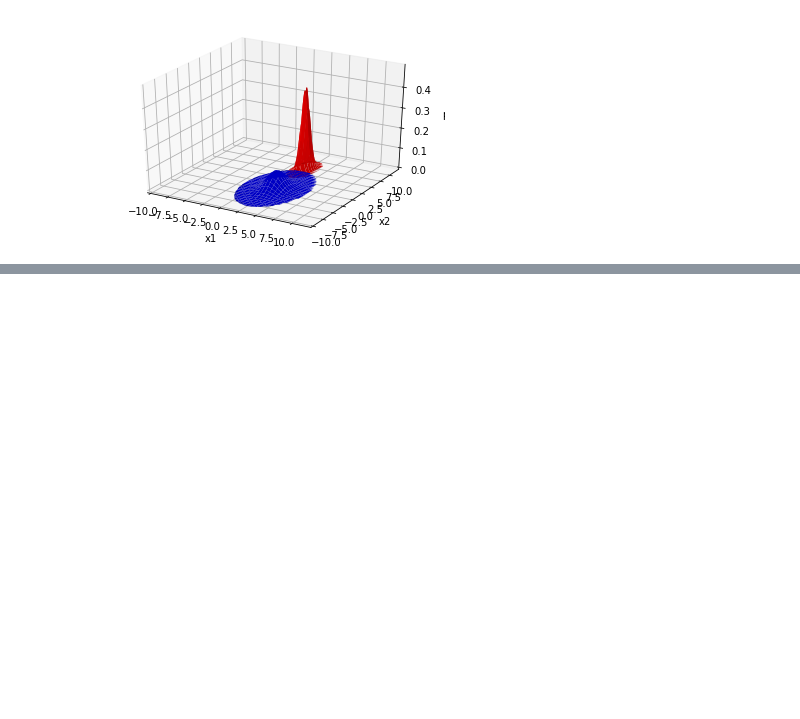
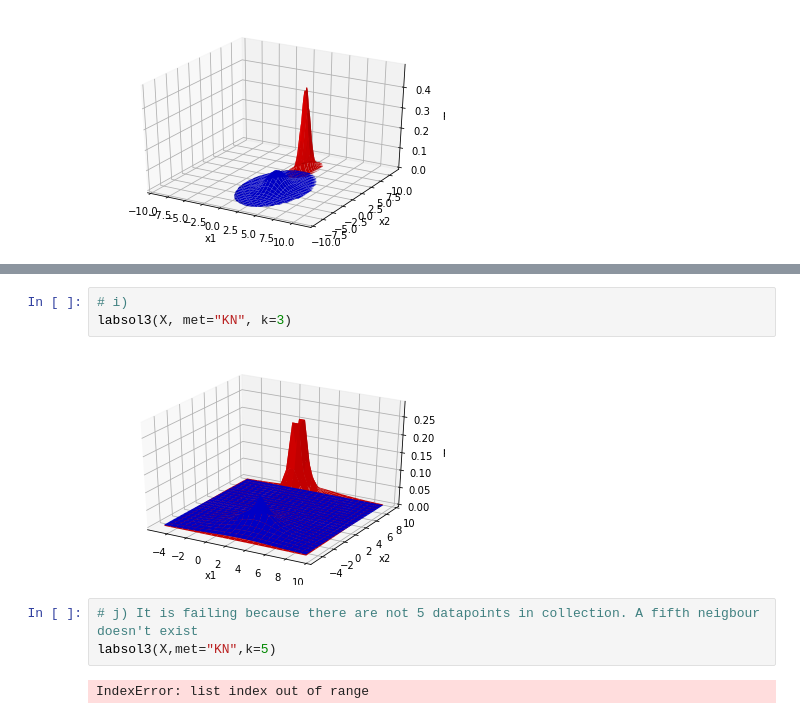
Before and after one commit to vgaupset/ele520-assignment3, a Jupyter notebook: labsol3.ipynb, the cells around one changed output, grey strips where cells are left out. Cells and saved outputs as stored; diff of their text form; blank space fills up the shorter version.

```diff
--- a/labsol3.ipynb
+++ b/labsol3.ipynb
@@ -149,0 +149,10 @@ labsol3(X,met="KN",k=1)
+# %%
+# i)
+labsol3(X, met="KN", k=3)
+# %% [output]
+[figure, added]
+# %%
+# j) It is failing because there are not 5 datapoints in collection. A fifth neigbour doesn't exist
+labsol3(X,met="KN",k=5)
+# %% [output]
+IndexError: list index out of range
```
Also changed, not shown: parts of 7 cells of this notebook, 1 other file.
